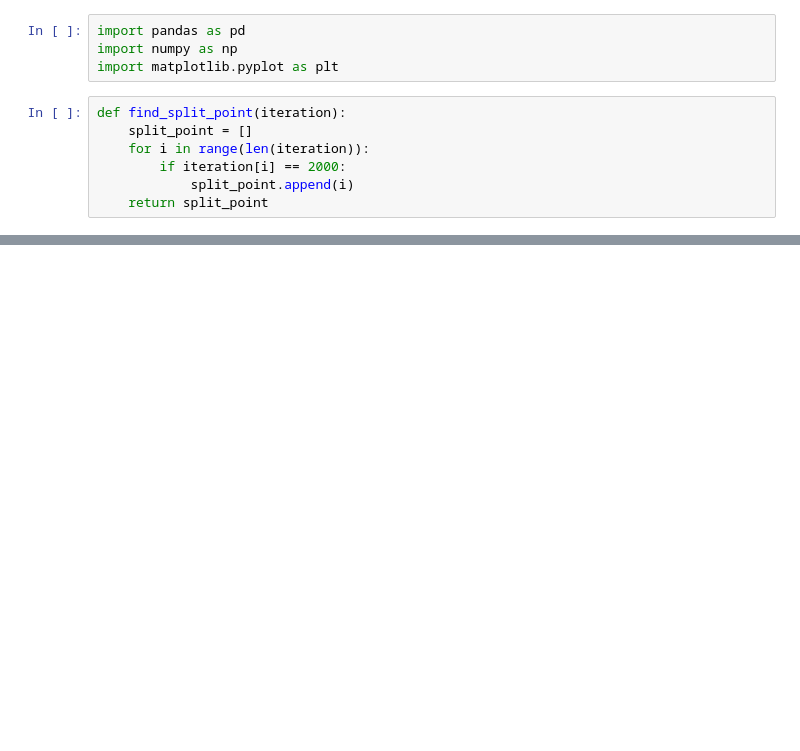
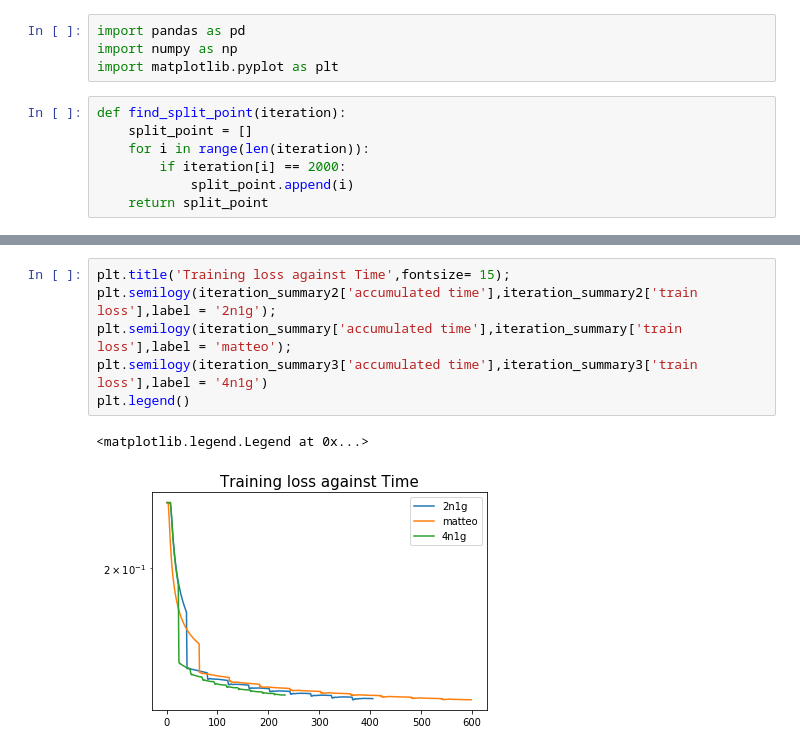
Before and after one commit to zzaym/Large-Scale-Distributed-Sentiment-Analysis-with-RNNs, a Jupyter notebook: parse_log_file.ipynb, the cells around one changed output, grey strips where cells are left out. Drawn from its saved outputs; the diff is of its cells as text; blank space fills up the shorter version.

```diff
--- a/parse_log_file.ipynb
+++ b/parse_log_file.ipynb
@@ -120,0 +192,9 @@ summary_epoch
+# %%
+plt.title('Training loss against Time',fontsize= 15);
+plt.semilogy(iteration_summary2['accumulated time'],iteration_summary2['train loss'],label = '2n1g');
+plt.semilogy(iteration_summary['accumulated time'],iteration_summary['train loss'],label = 'matteo');
+plt.semilogy(iteration_summary3['accumulated time'],iteration_summary3['train loss'],label = '4n1g')
+plt.legend()
+# %% [output]
+<matplotlib.legend.Legend at 0x...>
+[figure, added]
```
Also changed, not shown: parts of 13 cells of this notebook.
